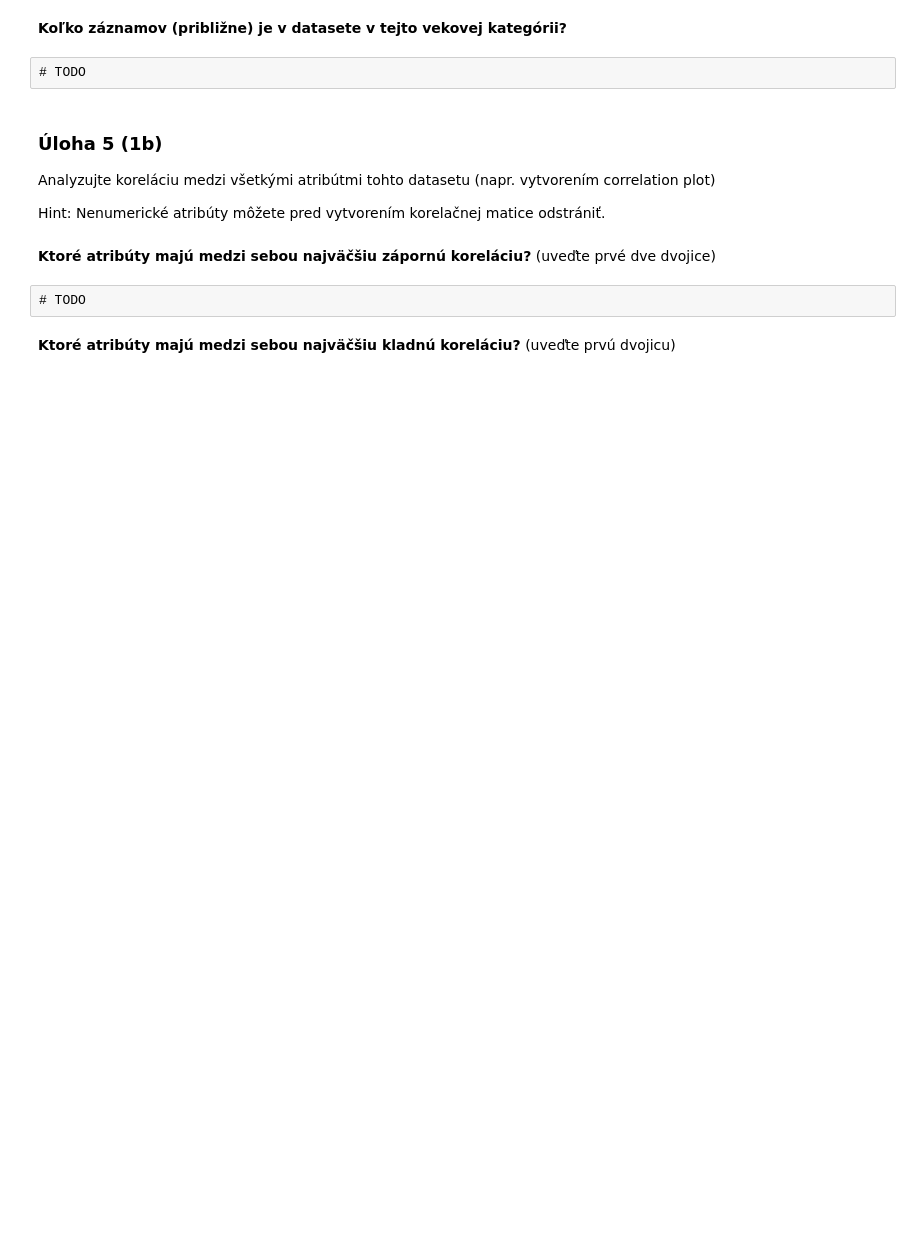
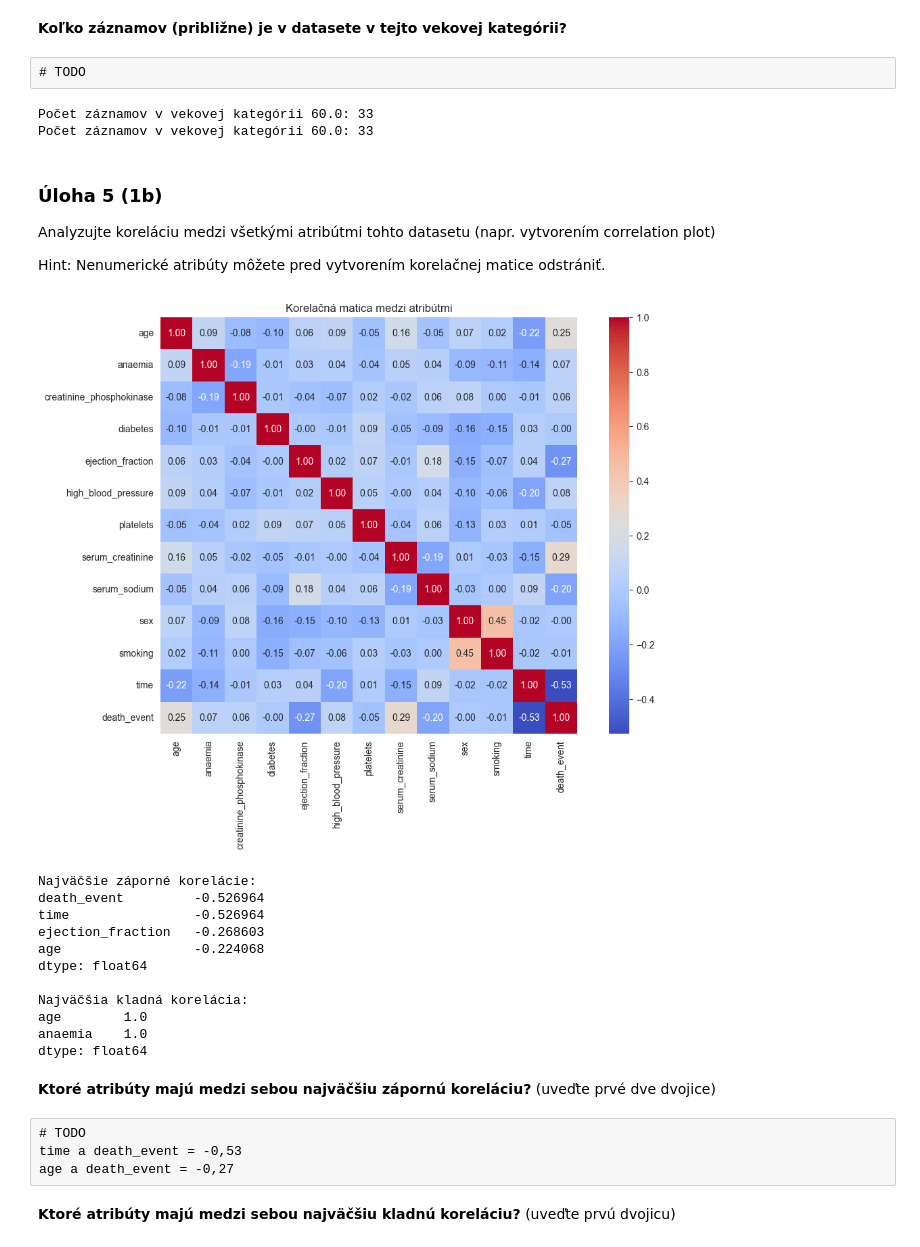
Before and after one commit to fri-linda/SSBU_25, a Jupyter notebook: cv4/CV4_2_Zadanie_1.ipynb, the cells around one changed output. Cells and saved outputs as stored; diff of their text form; code cells hidden in the pictures; blank space fills up the shorter version.

```diff
--- a/cv4/CV4_2_Zadanie_1.ipynb
+++ b/cv4/CV4_2_Zadanie_1.ipynb
@@ -100,6 +284,16 @@ Hint: Použite metódu `hist` z knižnice `matplotlib.pyplot` na vizualizáciu d
 **Koľko záznamov (približne) je v datasete v tejto vekovej kategórii?**
 # %% [raw]
 # TODO
+# %%
+count_in_age_category = data_hf[data_hf['age'] == most_common_age_high_risk].shape[0]
+count_in_age_category2 = data_hw[data_hf['age'] == most_common_age_high_risk].shape[0]
+print(f"Počet záznamov v vekovej kategórii {most_common_age_high_risk}: {count_in_age_category}")
+print(f"Počet záznamov v vekovej kategórii {most_common_age_high_risk}: {count_in_age_category2}")
+#Počet záznamov v vekovej kategórii 60.0: 33
+#ale keby rátame dataset iba s high risk tak 18
+# %% [output]
+Počet záznamov v vekovej kategórii 60.0: 33
+Počet záznamov v vekovej kategórii 60.0: 33
 # %% [markdown]
 ### Úloha 5 (1b)
 
@@ -108,10 +302,58 @@ Analyzujte koreláciu medzi všetkými atribútmi tohto datasetu (napr. vytvoren
 Hint: Nenumerické atribúty môžete pred vytvorením korelačnej matice odstrániť.
 # %%
 # TODO
+import numpy as np
+import seaborn as sns
+import matplotlib.pyplot as plt
+
+# Odstránenie nenumerických atribútov
+numerical_data = data_hw.select_dtypes(include=['float64', 'int64'])
+
+# Vytvorenie korelačnej matice
+correlation_matrix = numerical_data.corr()
+
+# Vizualizácia korelačnej matice pomocou heatmapy
+plt.figure(figsize=(12, 8))  # Nastavenie veľkosti obrázku
+sns.heatmap(correlation_matrix, annot=True, cmap='coolwarm', fmt='.2f', cbar=True, square=True)
+plt.title("Korelačná matica medzi atribútmi")
+plt.show()
+
+
+# Získame absolútne hodnoty korelácie a odstránime diagonálnu časť matice (koreláciu sám so sebou)
+correlation_matrix_no_diag = correlation_matrix.where(~np.eye(correlation_matrix.shape[0], dtype=bool))
+
+# Najväčšie záporné korelácie (najnižšie hodnoty)
+negative_correlations = correlation_matrix_no_diag.min().sort_values()
+
+# Najväčšie kladné korelácie (najvyššie hodnoty)
+positive_correlations = correlation_matrix.max().sort_values(ascending=False)
+positive_correlations2 = correlation_matrix_no_diag.max().sort_values()
+
+# Výpis najväčších záporných a kladných korelácií
+print("Najväčšie záporné korelácie:")
+print(negative_correlations.head(4))  # Prvé dve záporné korelácie
+
+print("\nNajväčšia kladná korelácia:")
+print(positive_correlations.head(2))  # Prvá kladná korelácia
+# %% [output]
+[figure, added]
+Najväčšie záporné korelácie:
+death_event         -0.526964
+time                -0.526964
+ejection_fraction   -0.268603
+age                 -0.224068
+dtype: float64
+
+Najväčšia kladná korelácia:
+age        1.0
+anaemia    1.0
+dtype: float64
 # %% [markdown]
 **Ktoré atribúty majú medzi sebou najväčšiu zápornú koreláciu?** (uveďte prvé dve dvojice)
 # %% [raw]
 # TODO
+time a death_event = -0,53
+age a death_event = -0,27
 # %% [markdown]
 **Ktoré atribúty majú medzi sebou najväčšiu kladnú koreláciu?** (uveďte prvú dvojicu)
 # %% [raw]
```
Also changed, not shown: parts of 15 cells of this notebook, 2 other files.
